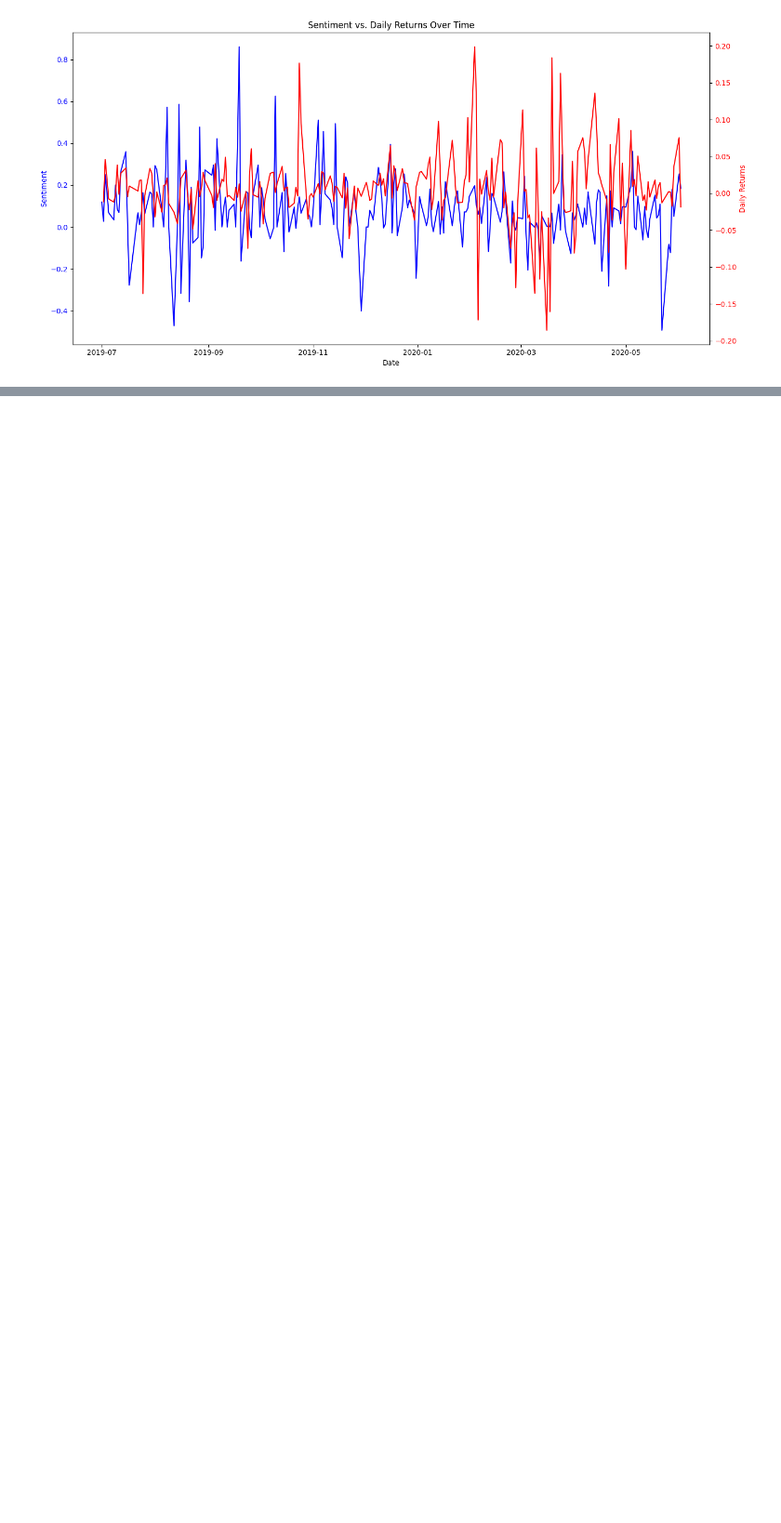
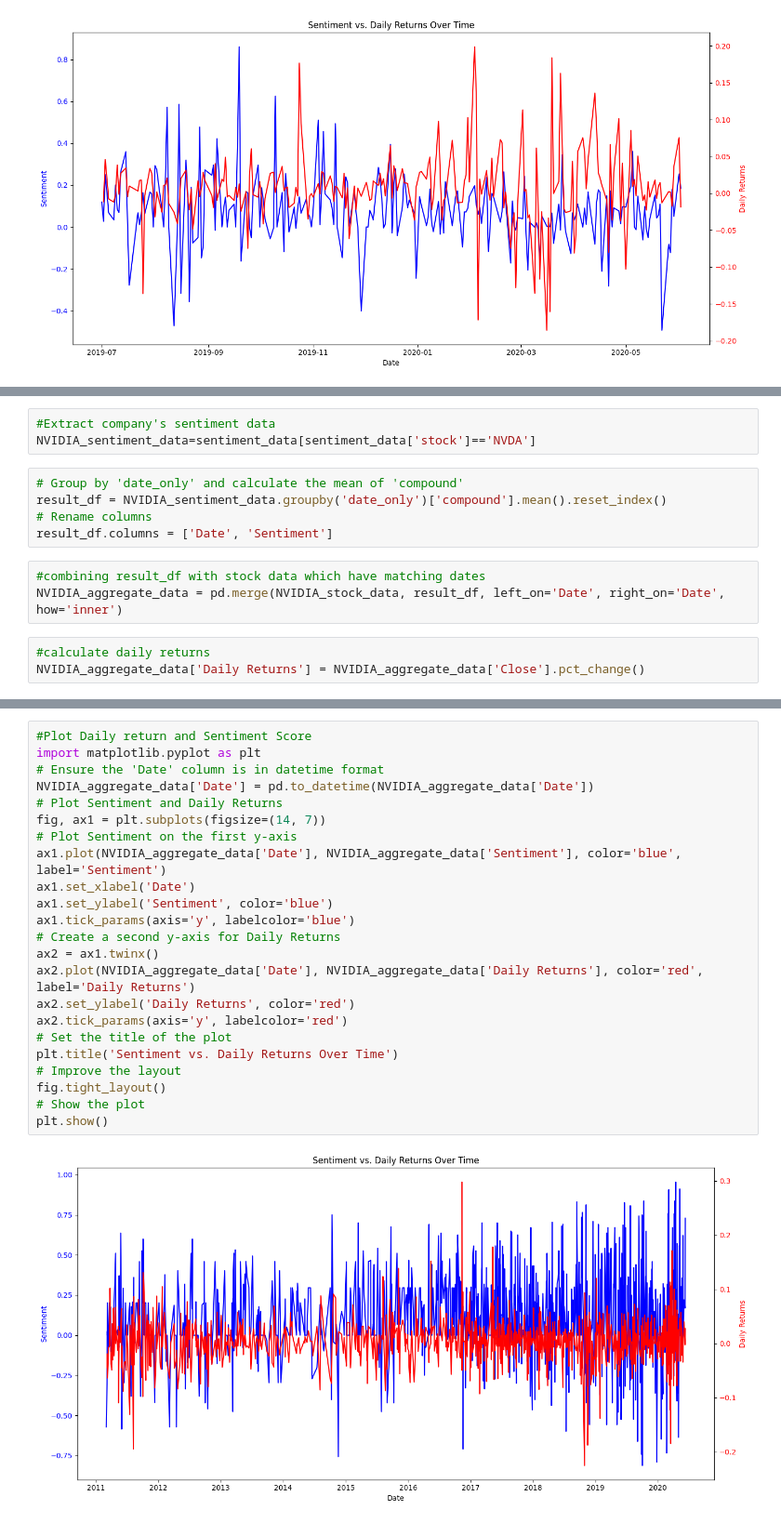
Before and after one commit to wolderufael/Stock-market-analysis-based-on-news-sentiment, a Jupyter notebook: notebooks/correlation_analysis.ipynb, the cells around one changed output, grey strips where cells are left out. Shown at 93% size. Saved outputs shown, nothing was run; the diff lists cells and outputs as text; blank space fills up the shorter version.

Commit message:
NVIDIA correlation

```diff
--- a/notebooks/correlation_analysis.ipynb
+++ b/notebooks/correlation_analysis.ipynb
@@ -226,0 +230,14 @@ plt.show()
+# %%
+#Extract company's sentiment data
+NVIDIA_sentiment_data=sentiment_data[sentiment_data['stock']=='NVDA']
+# %%
+# Group by 'date_only' and calculate the mean of 'compound'
+result_df = NVIDIA_sentiment_data.groupby('date_only')['compound'].mean().reset_index()
+# Rename columns
+result_df.columns = ['Date', 'Sentiment']
+# %%
+#combining result_df with stock data which have matching dates
+NVIDIA_aggregate_data = pd.merge(NVIDIA_stock_data, result_df, left_on='Date', right_on='Date', how='inner')
+# %%
+#calculate daily returns
+NVIDIA_aggregate_data['Daily Returns'] = NVIDIA_aggregate_data['Close'].pct_change()
@@ -226,0 +252,25 @@ plt.show()
+# %%
+#Plot Daily return and Sentiment Score
+import matplotlib.pyplot as plt
+# Ensure the 'Date' column is in datetime format
+NVIDIA_aggregate_data['Date'] = pd.to_datetime(NVIDIA_aggregate_data['Date'])
+# Plot Sentiment and Daily Returns
+fig, ax1 = plt.subplots(figsize=(14, 7))
+# Plot Sentiment on the first y-axis
+ax1.plot(NVIDIA_aggregate_data['Date'], NVIDIA_aggregate_data['Sentiment'], color='blue', label='Sentiment')
+ax1.set_xlabel('Date')
+ax1.set_ylabel('Sentiment', color='blue')
+ax1.tick_params(axis='y', labelcolor='blue')
+# Create a second y-axis for Daily Returns
+ax2 = ax1.twinx()
+ax2.plot(NVIDIA_aggregate_data['Date'], NVIDIA_aggregate_data['Daily Returns'], color='red', label='Daily Returns')
+ax2.set_ylabel('Daily Returns', color='red')
+ax2.tick_params(axis='y', labelcolor='red')
+# Set the title of the plot
+plt.title('Sentiment vs. Daily Returns Over Time')
+# Improve the layout
+fig.tight_layout()
+# Show the plot
+plt.show()
+# %% [output]
+[figure, added]
```
Also changed, not shown: parts of 3 cells of this notebook.
